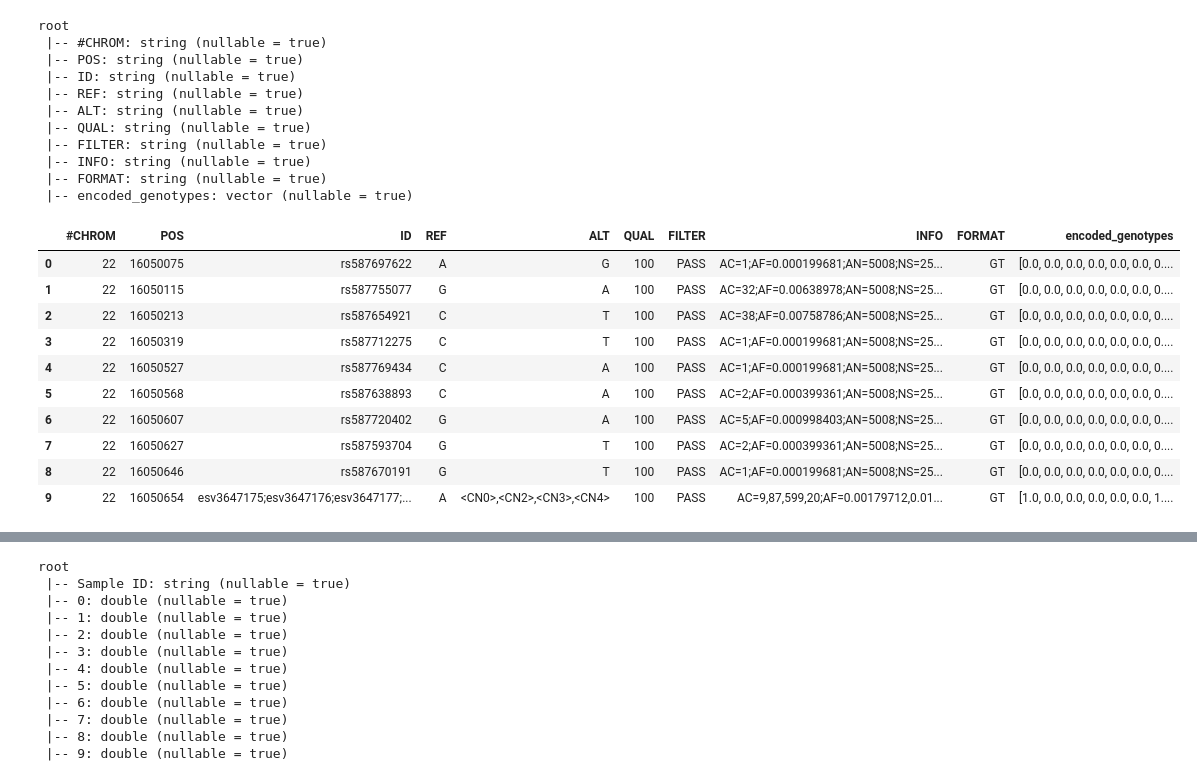
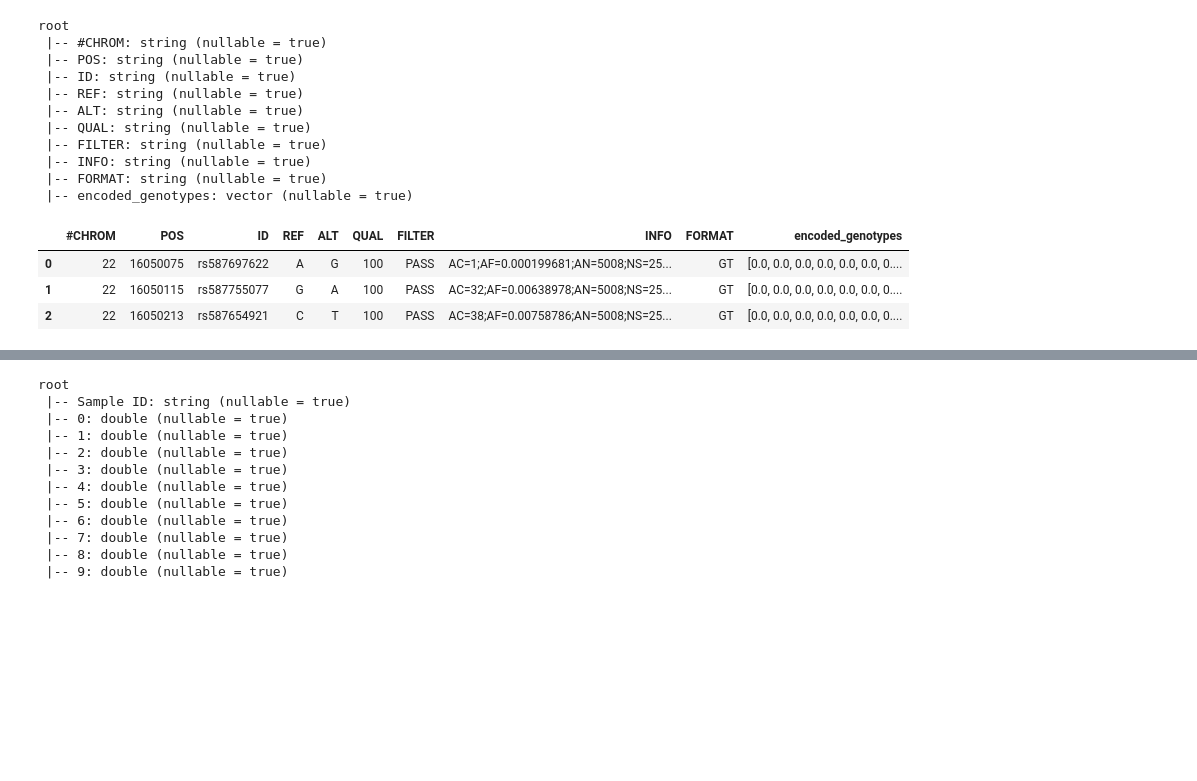
Before and after one commit to piotrszul/spark-tutorial, a Jupyter notebook: notebooks/5.1_BigData_Genomics-Clustering.ipynb, the cells around one changed output, grey strips where cells are left out. Saved outputs shown, nothing was run; the diff lists cells and outputs as text; code cells hidden in the pictures; blank space fills up the shorter version.

```diff
--- a/notebooks/5.1_BigData_Genomics-Clustering.ipynb
+++ b/notebooks/5.1_BigData_Genomics-Clustering.ipynb
@@ -61,17 +73,10 @@ root
  |-- FORMAT: string (nullable = true)
  |-- encoded_genotypes: vector (nullable = true)
 # %%
-display(df.limit(10))
+display(df.limit(3))
 # %% [output]
 |  | #CHROM | POS | ID | REF | ALT | QUAL | FILTER | INFO | FORMAT | encoded_genotypes |
 | 0 | 22 | 16050075 | rs587697622 | A | G | 100 | PASS | AC=1;AF=0.000199681;AN=5008;NS=25... | GT | [0.0, 0.0, 0.0, 0.0, 0.0, 0.0, 0.... |
 | 1 | 22 | 16050115 | rs587755077 | G | A | 100 | PASS | AC=32;AF=0.00638978;AN=5008;NS=25... | GT | [0.0, 0.0, 0.0, 0.0, 0.0, 0.0, 0.... |
 | 2 | 22 | 16050213 | rs587654921 | C | T | 100 | PASS | AC=38;AF=0.00758786;AN=5008;NS=25... | GT | [0.0, 0.0, 0.0, 0.0, 0.0, 0.0, 0.... |
-| 3 | 22 | 16050319 | rs587712275 | C | T | 100 | PASS | AC=1;AF=0.000199681;AN=5008;NS=25... | GT | [0.0, 0.0, 0.0, 0.0, 0.0, 0.0, 0.... |
-| 4 | 22 | 16050527 | rs587769434 | C | A | 100 | PASS | AC=1;AF=0.000199681;AN=5008;NS=25... | GT | [0.0, 0.0, 0.0, 0.0, 0.0, 0.0, 0.... |
-| 5 | 22 | 16050568 | rs587638893 | C | A | 100 | PASS | AC=2;AF=0.000399361;AN=5008;NS=25... | GT | [0.0, 0.0, 0.0, 0.0, 0.0, 0.0, 0.... |
-| 6 | 22 | 16050607 | rs587720402 | G | A | 100 | PASS | AC=5;AF=0.000998403;AN=5008;NS=25... | GT | [0.0, 0.0, 0.0, 0.0, 0.0, 0.0, 0.... |
-| 7 | 22 | 16050627 | rs587593704 | G | T | 100 | PASS | AC=2;AF=0.000399361;AN=5008;NS=25... | GT | [0.0, 0.0, 0.0, 0.0, 0.0, 0.0, 0.... |
-| 8 | 22 | 16050646 | rs587670191 | G | T | 100 | PASS | AC=1;AF=0.000199681;AN=5008;NS=25... | GT | [0.0, 0.0, 0.0, 0.0, 0.0, 0.0, 0.... |
-| 9 | 22 | 16050654 | esv3647175;esv3647176;esv3647177;... | A | <CN0>,<CN2>,<CN3>,<CN4> | 100 | PASS | AC=9,87,599,20;AF=0.00179712,0.01... | GT | [1.0, 0.0, 0.0, 0.0, 0.0, 0.0, 1.... |
 # %%
```
Also changed, not shown: parts of 10 cells of this notebook, 1 other file.
